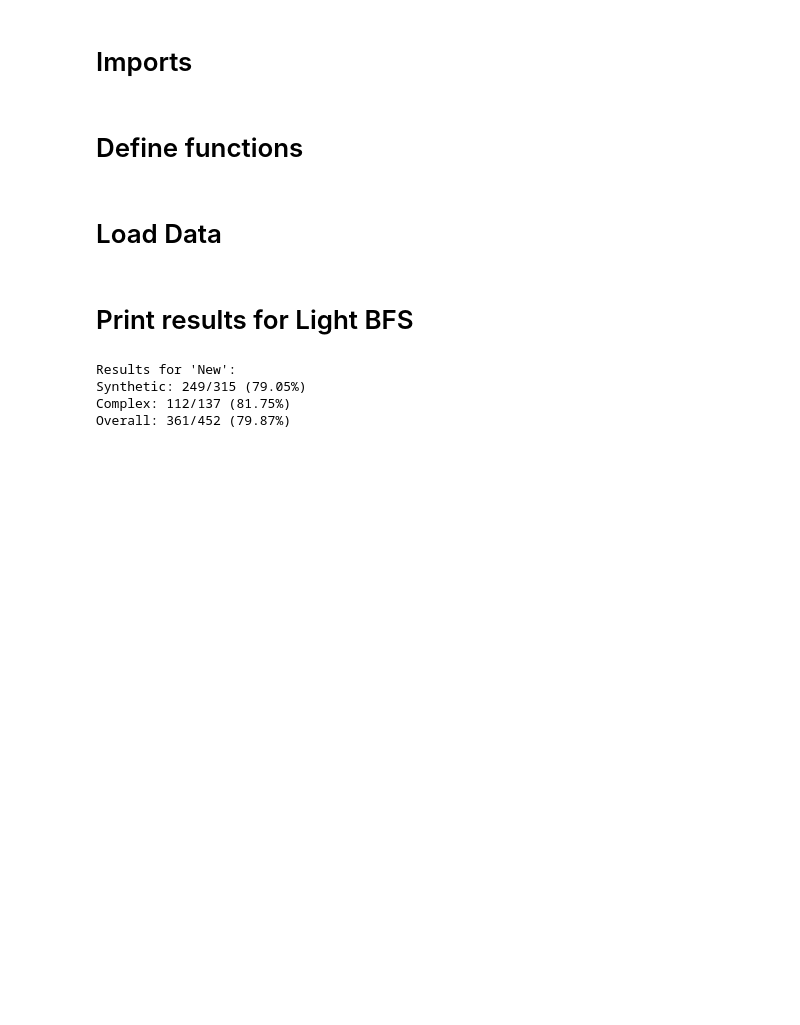
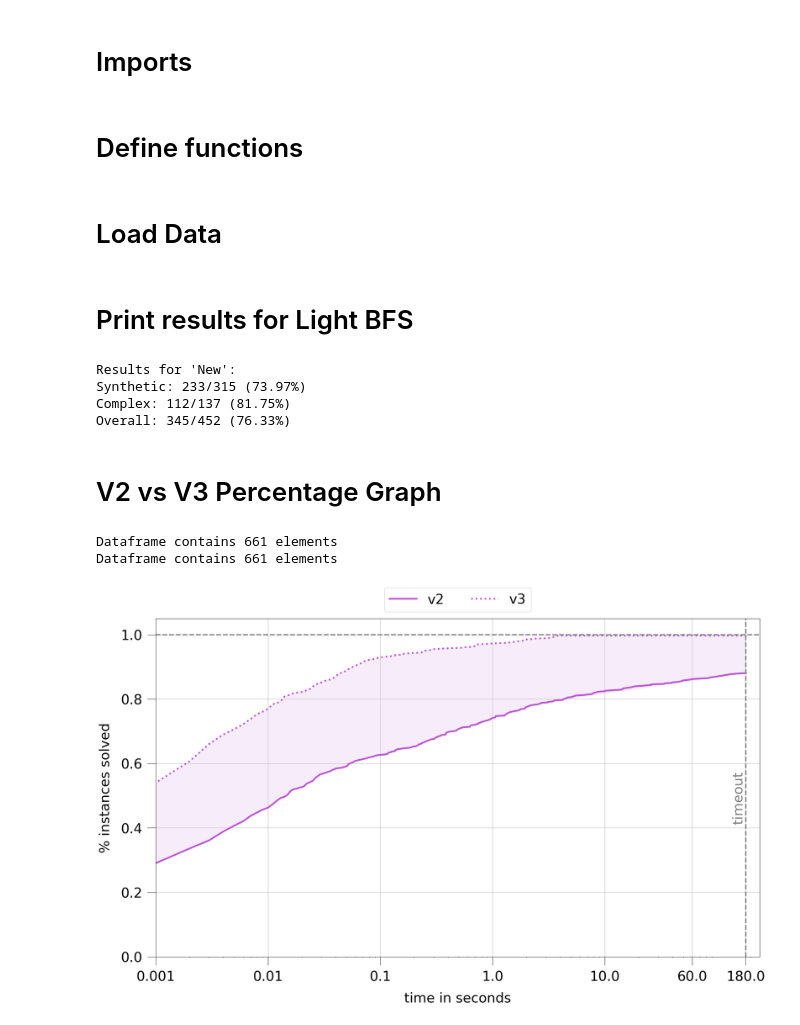
Before and after one commit to HenriDickel/DFVS-Solver, a Jupyter notebook: DFVS_Solver/src/python/statistics_v3.ipynb, the cells around one changed output. Saved outputs shown, nothing was run; the diff lists cells and outputs as text; code cells hidden in the pictures; blank space fills up the shorter version.

```diff
--- a/DFVS_Solver/src/python/statistics_v3.ipynb
+++ b/DFVS_Solver/src/python/statistics_v3.ipynb
@@ -95,9 +63,68 @@ plt.rcParams.update(params)
+# %%
+# Create pandas dataframes from csv
+df0 = pd.read_csv("../logs/v2/MainLog-2.03_LightBFS.csv", sep=",", header=0) # V2 on dataset 2
+df1 = pd.read_csv("../logs/MainLog-3.1_Dataset_2.csv", sep=",", header=0) # Packing (with updates) on dataset 2
+df2 = pd.read_csv("../logs/MainLog-3.2_UpdatePacking.csv", sep=",", header=0) # Packing (with updates)
+df2['millis'] = df2['millis'] * 2
+for index, row in df2.iterrows():
+    if row['verified']:
+        df2.at[index, 'k_optimal'] = df2['k_solved'][index]
+
+df3 = pd.read_csv("../logs/MainLog-3.3_NewPacking.csv", sep=",", header=0) # Packing (in each search tree node)
+df3['millis'] = df3['millis'] * 2
+df4 = pd.read_csv("../logs/MainLog-3.4_OnlyReductions.csv", sep=",", header=0) # Only reduction rules on dataset 2
+
+# Style plot
+plt.style.use('default')
+font = {'size' : 32}
+plt.rc('font', **font)
+params = {'mathtext.default': 'regular' }
+plt.rcParams.update(params)
 # %% [markdown]
 # Print results for Light BFS
-# %%
-print_results_v3('New', df_FA)
-# %% [output]
-Results for 'New':
-Synthetic: 249/315 (79.05%)
-Complex: 112/137 (81.75%)
-Overall: 361/452 (79.87%)
+# %%
+print_results('New', df2)
+# %% [output]
+Results for 'New':
+Synthetic: 233/315 (73.97%)
+Complex: 112/137 (81.75%)
+Overall: 345/452 (76.33%)
+# %% [markdown]
+# V2 vs V3 Percentage Graph
+# %%
+# Calculate percentage dataframes
+df1_perc = get_percentage_df(df1)
+df0_perc = get_percentage_df(df0)
+
+# Add percentage values (for the area between curves)
+df1_perc = add_percentage_df(df1_perc, df0)
+
+# Plot lines
+fig, ax = plt.subplots(figsize=(25.6, 14.4))
+ax.plot(df0_perc['percentage_solved'], c='mediumorchid', linewidth='4', label='v2')
+ax.plot(df1_perc['percentage_solved'], c='mediumorchid', linestyle=':', linewidth='4', label='v3')
+# Fill area between cruves
+ax.fill_between(df1_perc.index, df1_perc['percentage_solved'], df1_perc['percentage_solved_y'], color='mediumorchid', alpha=0.1)
+
+ax.set_xlabel('time in seconds', labelpad=20)
+ax.set_ylabel('% instances solved', labelpad=20)
+ax.set_xlim([1, 240000])
+ax.set_ylim([0, 1.05])
+ax.set_xscale('log')
+ax.set_xticks([1, 10, 100, 1000, 10000, 60000, 180000])
+ax.set_xticklabels([0.001, 0.01, 0.1, 1.0, 10.0, 60.0, 180.0])
+ax.tick_params(axis='both', length=20, which='major', pad=12)
+ax.grid()
+ax.legend(bbox_to_anchor=(0, 1, 1, 0), loc='lower center', ncol=2)
+
+# Draw
+ax.axvline(x=180000, color='gray', linestyle='--', linewidth=3)
+ax.axhline(y=1, color='gray', linestyle='--', linewidth=3)
+ax.text(135000, 0.42, "timeout", color='gray', rotation='vertical')
+
+fig.savefig('plots/v3/LinePlotV2V3.png',  bbox_inches='tight')
+fig.show()
+# %% [output]
+Dataframe contains 661 elements
+Dataframe contains 661 elements
+[figure, added]
```
Also changed, not shown: parts of 14 cells of this notebook, 20 other files.
